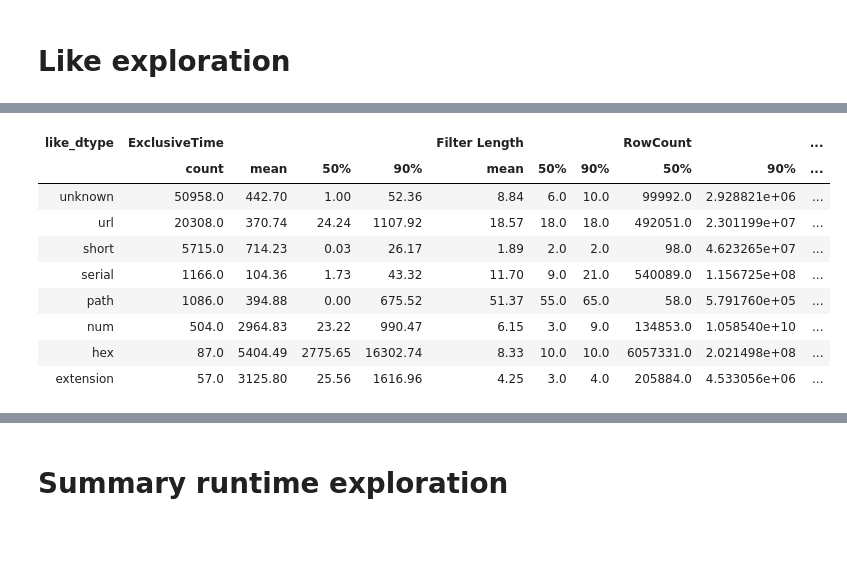
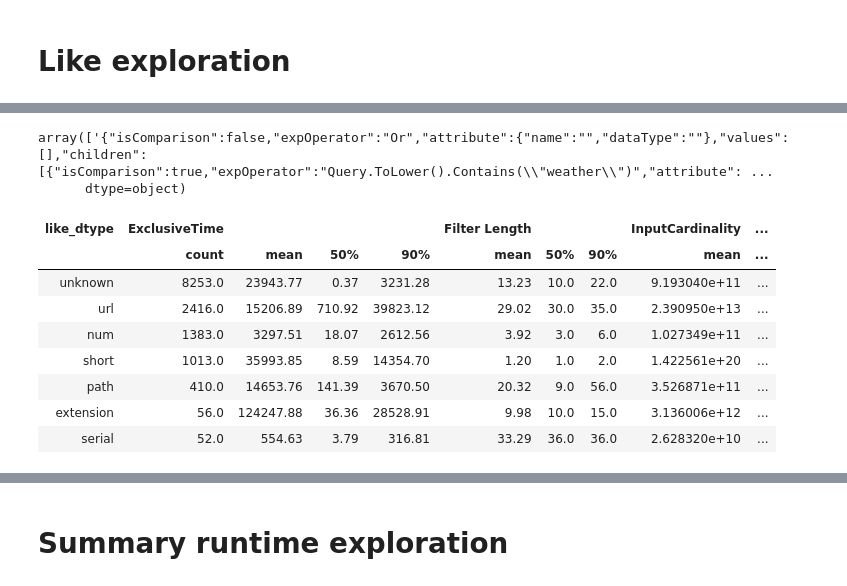
Before and after one commit to parimarjan/WorkloadCharacterization, a Jupyter notebook: Notebooks/filter-constants.ipynb, the cells around one changed output, grey strips where cells are left out. Cells and saved outputs as stored; diff of their text form; code cells hidden in the pictures; blank space fills up the shorter version.

```diff
--- a/Notebooks/filter-constants.ipynb
+++ b/Notebooks/filter-constants.ipynb
@@ -217,0 +374,19 @@ df = df[df["num_ops"] != -1]
+# %%
+#STATCOLS = ["ExclusiveTime", "Selectivity", "QError", "VertexCount", "exploratory_job", "templated_job"]
+STATSTODROP = ["std", "min", "max"]
+STATCOLS = ["ExclusiveTime", "Selectivity", "QError", "VertexCount"]
+curdrops = []
+for si, stc in enumerate(STATCOLS):
+    for sdrop in STATSTODROP:
+        curdrops.append(tuple([stc, sdrop]))
+    if si != 0:
+        curdrops.append(tuple([stc,"count"]))
+
+curdrops.append(tuple(["QError","mean"]))
+#curdrops.append(tuple(["VertexCount","mean"]))
+#print(curdrops)
+pretty_print(df.groupby(["unique_filter_cols"])[STATCOLS].describe(percentiles=[0.9, 0.99]).\
+     reset_index().\
+     #.sort_values(by=("Selectivity","count"), ascending=False).\
+     rename(columns={"cont_ops":"> or <", "discrete_ops":"=,!=", "like_ops":"LIKE"}).\
+     drop(columns=curdrops).round(2))
@@ -225,0 +851,13 @@ dflikes = df[df.like_ops == 1]
+# %%
+STATCOLS = ["ExclusiveTime", "like_lens", "InputCardinality", "RowCount", "Selectivity"]
+
+curdrops = []
+for si, stc in enumerate(STATCOLS):
+    for sdrop in STATSTODROP:
+        curdrops.append(tuple([stc, sdrop]))
+    if si != 0:
+        curdrops.append(tuple([stc,"count"]))
+
+#curdrops.append(tuple(["QError","mean"]))
+curdrops.append(tuple(["RowCount","mean"]))
+curdrops.append(tuple(["Selectivity","mean"]))
@@ -226,32 +910,25 @@ dflikes = df[df.like_ops == 1]
+# %%
+tmp = dflikes[dflikes["num_likes"] == 14]
+tmp["FilterExpr"].values
+# %% [output]
+array(['{"isComparison":false,"expOperator":"Or","attribute":{"name":"","dataType":""},"values":[],"children":[{"isComparison":true,"expOperator":"Query.ToLower().Contains(\\"weather\\")","attribute": ...
+      dtype=object)
 # %%
-STATCOLS = ["ExclusiveTime", "like_lens", "RowCount", "Selectivity"]
-curdrops = []
-for si, stc in enumerate(STATCOLS):
-    for sdrop in STATSTODROP:
-        curdrops.append(tuple([stc, sdrop]))
-    if si != 0:
-        curdrops.append(tuple([stc,"count"]))
-
-#curdrops.append(tuple(["QError","mean"]))
-curdrops.append(tuple(["RowCount","mean"]))
-curdrops.append(tuple(["Selectivity","mean"]))
-
 pretty_print(dflikes.groupby(["like_dtype"])[STATCOLS].describe(percentiles=[0.9, 0.99]).\
      reset_index().sort_values(by=("Selectivity","count"), ascending=False).\
      drop(columns=curdrops).\
      rename(columns={"like_lens":"Filter Length"}).\
      round(2))
 # %% [output]
-| like_dtype | ExclusiveTime |  |  |  | Filter Length |  |  | RowCount |  | ... |
-|  | count | mean | 50% | 90% | mean | 50% | 90% | 50% | 90% | ... |
-| unknown | 50958.0 | 442.70 | 1.00 | 52.36 | 8.84 | 6.0 | 10.0 | 99992.0 | 2.928821e+06 | ... |
-| url | 20308.0 | 370.74 | 24.24 | 1107.92 | 18.57 | 18.0 | 18.0 | 492051.0 | 2.301199e+07 | ... |
-| short | 5715.0 | 714.23 | 0.03 | 26.17 | 1.89 | 2.0 | 2.0 | 98.0 | 4.623265e+07 | ... |
-| serial | 1166.0 | 104.36 | 1.73 | 43.32 | 11.70 | 9.0 | 21.0 | 540089.0 | 1.156725e+08 | ... |
-| path | 1086.0 | 394.88 | 0.00 | 675.52 | 51.37 | 55.0 | 65.0 | 58.0 | 5.791760e+05 | ... |
-| num | 504.0 | 2964.83 | 23.22 | 990.47 | 6.15 | 3.0 | 9.0 | 134853.0 | 1.058540e+10 | ... |
-| hex | 87.0 | 5404.49 | 2775.65 | 16302.74 | 8.33 | 10.0 | 10.0 | 6057331.0 | 2.021498e+08 | ... |
-| extension | 57.0 | 3125.80 | 25.56 | 1616.96 | 4.25 | 3.0 | 4.0 | 205884.0 | 4.533056e+06 | ... |
+| like_dtype | ExclusiveTime |  |  |  | Filter Length |  |  | InputCardinality | ... |
+|  | count | mean | 50% | 90% | mean | 50% | 90% | mean | ... |
+| unknown | 8253.0 | 23943.77 | 0.37 | 3231.28 | 13.23 | 10.0 | 22.0 | 9.193040e+11 | ... |
+| url | 2416.0 | 15206.89 | 710.92 | 39823.12 | 29.02 | 30.0 | 35.0 | 2.390950e+13 | ... |
+| num | 1383.0 | 3297.51 | 18.07 | 2612.56 | 3.92 | 3.0 | 6.0 | 1.027349e+11 | ... |
+| short | 1013.0 | 35993.85 | 8.59 | 14354.70 | 1.20 | 1.0 | 2.0 | 1.422561e+20 | ... |
+| path | 410.0 | 14653.76 | 141.39 | 3670.50 | 20.32 | 9.0 | 56.0 | 3.526871e+11 | ... |
+| extension | 56.0 | 124247.88 | 36.36 | 28528.91 | 9.98 | 10.0 | 15.0 | 3.136006e+12 | ... |
+| serial | 52.0 | 554.63 | 3.79 | 316.81 | 33.29 | 36.0 | 36.0 | 2.628320e+10 | ... |
 # %%
 pretty_print(dflikes.groupby(["like_kind"])[STATCOLS].describe(percentiles=[0.9, 0.99]).\
      reset_index().sort_values(by=("Selectivity","count"), ascending=False).\
```
Also changed, not shown: parts of 182 cells of this notebook, 6 other files.
